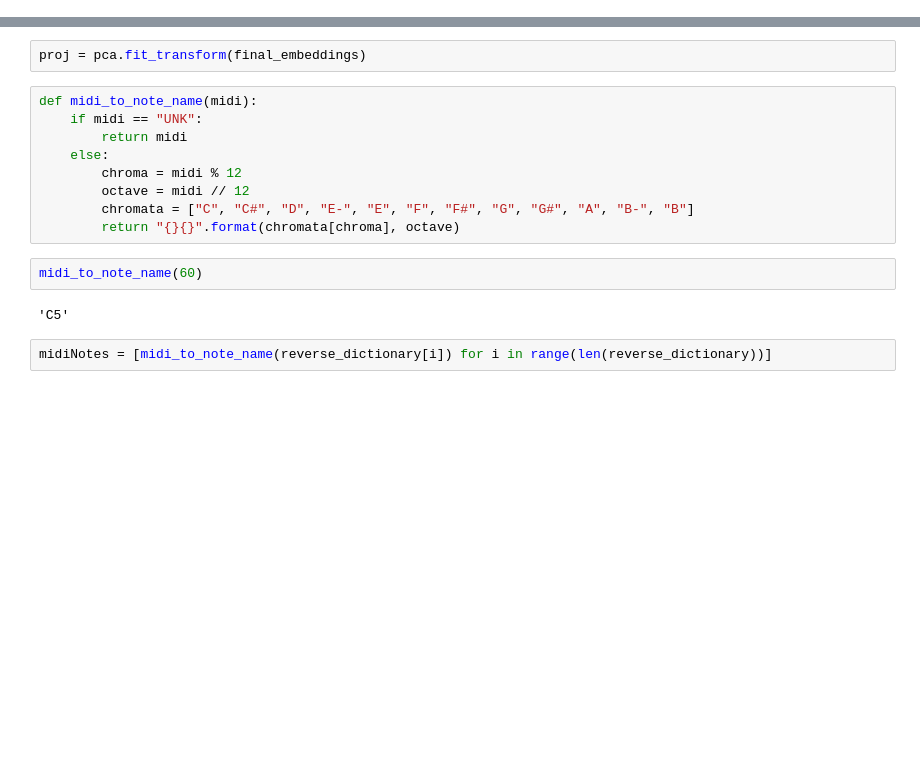
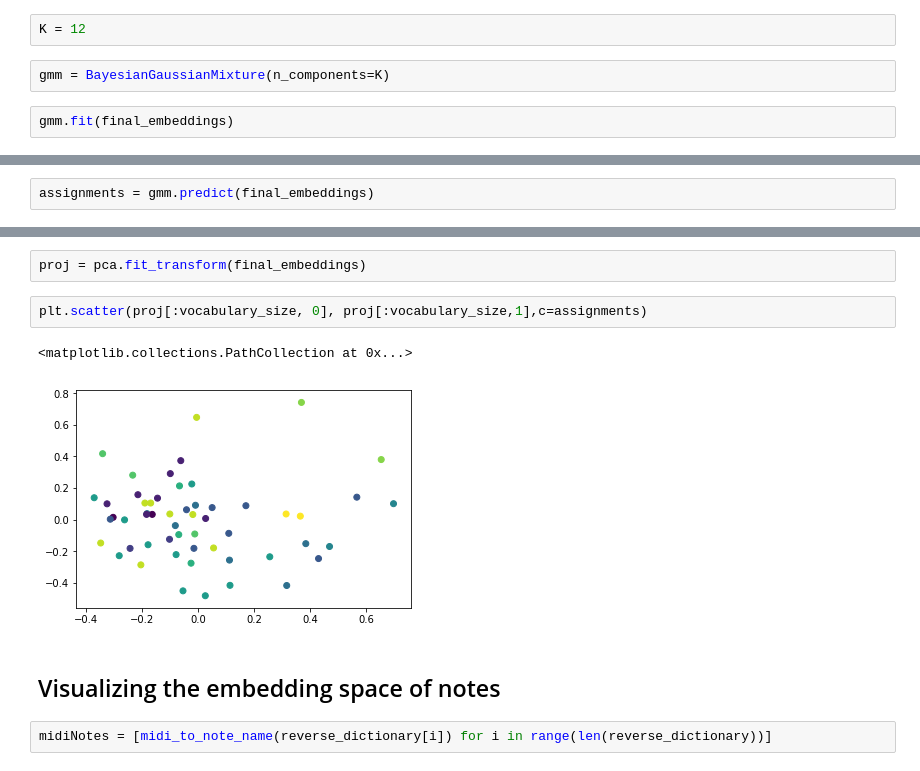
Before and after one commit to eamonnbell/music-mining, a Jupyter notebook: tf/Note-level embedding experiments.ipynb, the cells around one changed output, grey strips where cells are left out. Saved outputs shown, nothing was run; the diff lists cells and outputs as text; blank space fills up the shorter version.

```diff
--- a/tf/Note-level embedding experiments.ipynb
+++ b/tf/Note-level embedding experiments.ipynb
@@ -274,0 +274,6 @@ from sklearn.decomposition import PCA
+# %%
+K = 12
+# %%
+gmm = BayesianGaussianMixture(n_components=K)
+# %%
+gmm.fit(final_embeddings)
@@ -274,0 +288,2 @@ from sklearn.decomposition import PCA
+# %%
+assignments = gmm.predict(final_embeddings)
@@ -276,19 +338,13 @@ from sklearn.decomposition import PCA
 pca = PCA(n_components=2)
 # %%
 proj = pca.fit_transform(final_embeddings)
-# %%
-def midi_to_note_name(midi):
-    if midi == "UNK":
-        return midi
-    else:
-        chroma = midi % 12
-        octave = midi // 12
-        chromata = ["C", "C#", "D", "E-", "E", "F", "F#", "G", "G#", "A", "B-", "B"]
-        return "{}{}".format(chromata[chroma], octave)
-# %%
-midi_to_note_name(60)
-# %% [output]
-'C5'
+# %%
+plt.scatter(proj[:vocabulary_size, 0], proj[:vocabulary_size,1],c=assignments)
+# %% [output]
+<matplotlib.collections.PathCollection at 0x...>
+[figure, added]
+# %% [markdown]
+## Visualizing the embedding space of notes
 # %%
 midiNotes = [midi_to_note_name(reverse_dictionary[i]) for i in range(len(reverse_dictionary))]
 # %%
```
Also changed, not shown: parts of 14 cells of this notebook.
